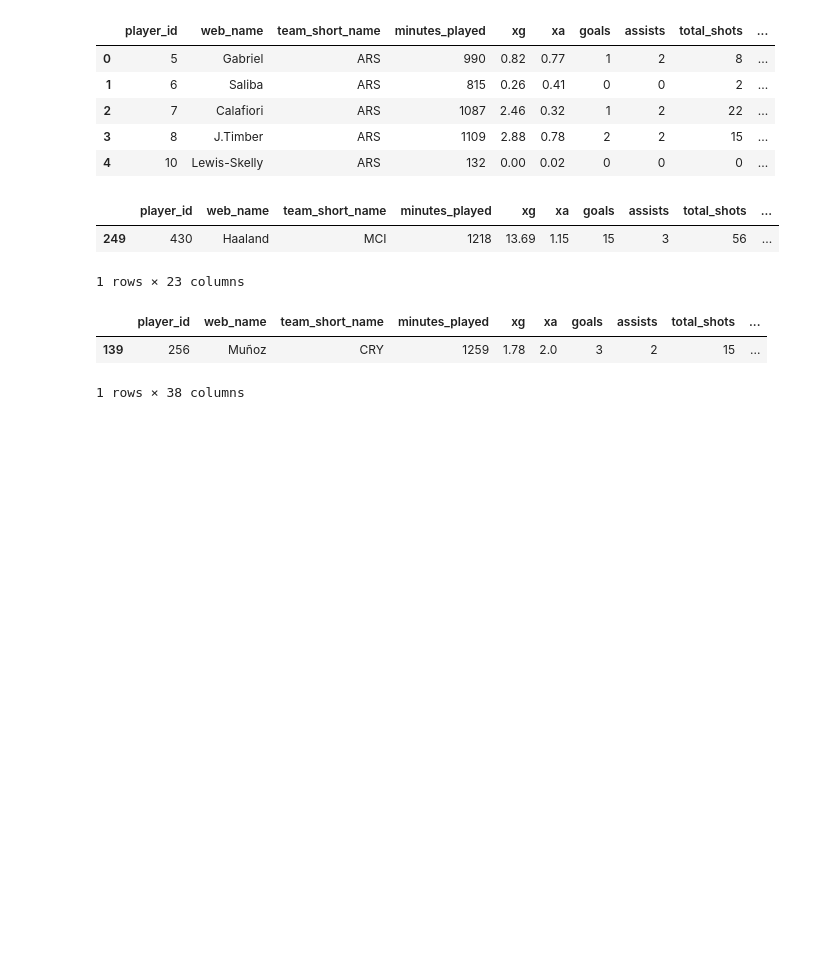
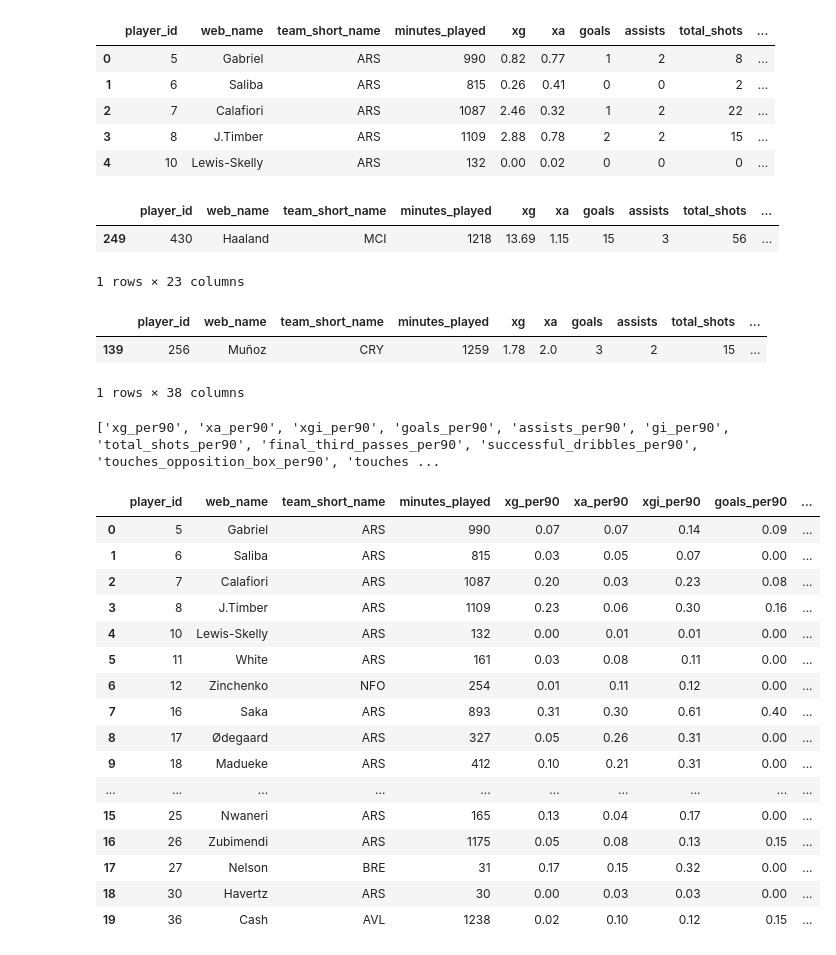
Before and after one commit to dmnarula/football-ds-learning, a Jupyter notebook: week4-modeling/Week4_Modeling.ipynb, the cells around one changed output. Saved outputs shown, nothing was run; the diff lists cells and outputs as text; code cells hidden in the pictures; blank space fills up the shorter version.

Commit message:
Build per90_cols_labels and about to build general plotting function

```diff
--- a/week4-modeling/Week4_Modeling.ipynb
+++ b/week4-modeling/Week4_Modeling.ipynb
@@ -190,3 +190,33 @@ df_player_season[df_player_season["web_name"] == "Muñoz"]
 |  | player_id | web_name | team_short_name | minutes_played | xg | xa | goals | assists | total_shots | ... |
 | 139 | 256 | Muñoz | CRY | 1259 | 1.78 | 2.0 | 3 | 2 | 15 | ... |
 1 rows × 38 columns
+# %%
+per90_cols_label = [f"{col}_per90" for col in per90_cols]
+
+
+print(per90_cols_label)
+
+# df_player_season_per90 = df_player_season[]
+# %% [output]
+['xg_per90', 'xa_per90', 'xgi_per90', 'goals_per90', 'assists_per90', 'gi_per90', 'total_shots_per90', 'final_third_passes_per90', 'successful_dribbles_per90', 'touches_opposition_box_per90', 'touches ...
+# %%
+df_player_season_per90 = df_player_season[["player_id", "web_name", "team_short_name", "minutes_played"] + per90_cols_label]
+df_player_season_per90.head(20)
+# %% [output]
+|  | player_id | web_name | team_short_name | minutes_played | xg_per90 | xa_per90 | xgi_per90 | goals_per90 | ... |
+| 0 | 5 | Gabriel | ARS | 990 | 0.07 | 0.07 | 0.14 | 0.09 | ... |
+| 1 | 6 | Saliba | ARS | 815 | 0.03 | 0.05 | 0.07 | 0.00 | ... |
+| 2 | 7 | Calafiori | ARS | 1087 | 0.20 | 0.03 | 0.23 | 0.08 | ... |
+| 3 | 8 | J.Timber | ARS | 1109 | 0.23 | 0.06 | 0.30 | 0.16 | ... |
+| 4 | 10 | Lewis-Skelly | ARS | 132 | 0.00 | 0.01 | 0.01 | 0.00 | ... |
+| 5 | 11 | White | ARS | 161 | 0.03 | 0.08 | 0.11 | 0.00 | ... |
+| 6 | 12 | Zinchenko | NFO | 254 | 0.01 | 0.11 | 0.12 | 0.00 | ... |
+| 7 | 16 | Saka | ARS | 893 | 0.31 | 0.30 | 0.61 | 0.40 | ... |
+| 8 | 17 | Ødegaard | ARS | 327 | 0.05 | 0.26 | 0.31 | 0.00 | ... |
+| 9 | 18 | Madueke | ARS | 412 | 0.10 | 0.21 | 0.31 | 0.00 | ... |
+| ... | ... | ... | ... | ... | ... | ... | ... | ... | ... |
+| 15 | 25 | Nwaneri | ARS | 165 | 0.13 | 0.04 | 0.17 | 0.00 | ... |
+| 16 | 26 | Zubimendi | ARS | 1175 | 0.05 | 0.08 | 0.13 | 0.15 | ... |
+| 17 | 27 | Nelson | BRE | 31 | 0.17 | 0.15 | 0.32 | 0.00 | ... |
+| 18 | 30 | Havertz | ARS | 30 | 0.00 | 0.03 | 0.03 | 0.00 | ... |
+| 19 | 36 | Cash | AVL | 1238 | 0.02 | 0.10 | 0.12 | 0.15 | ... |
```
Also changed, not shown: parts of 2 cells of this notebook.
